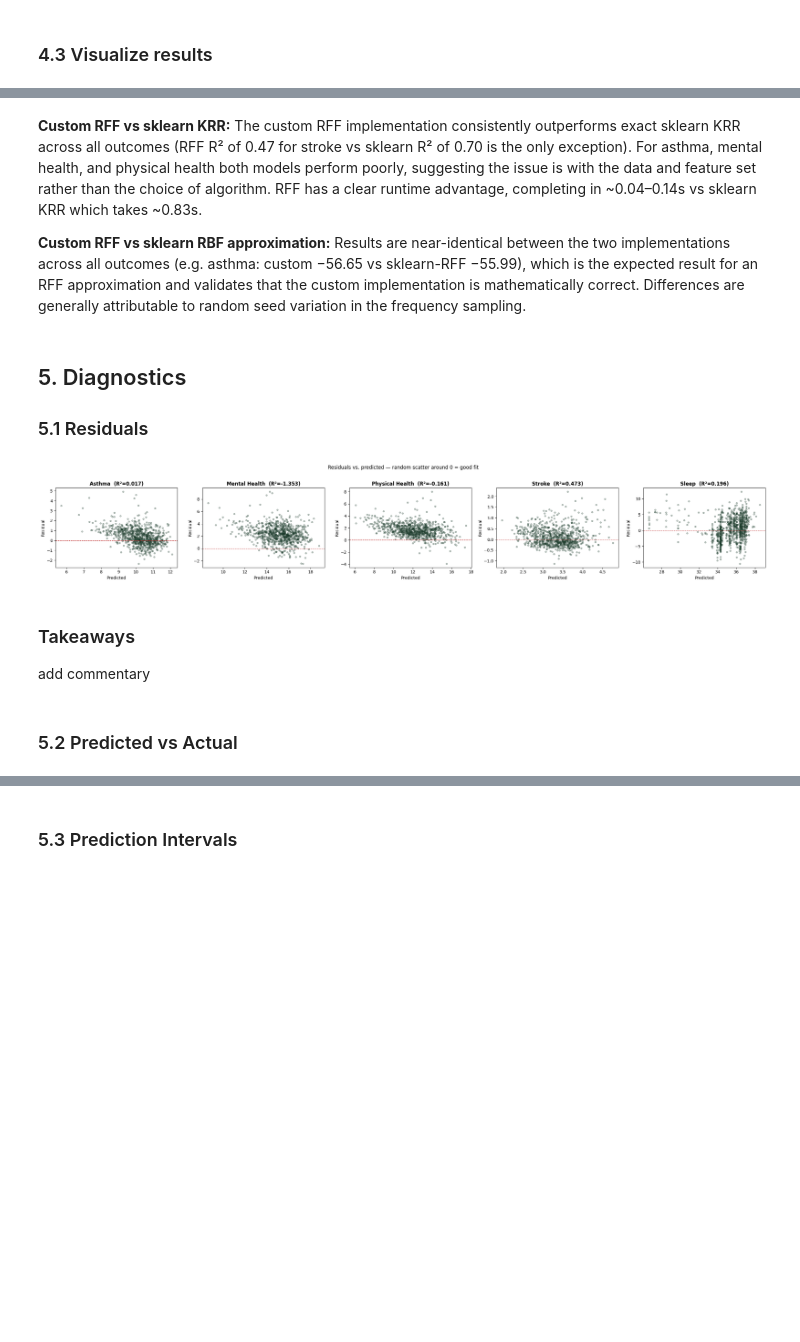
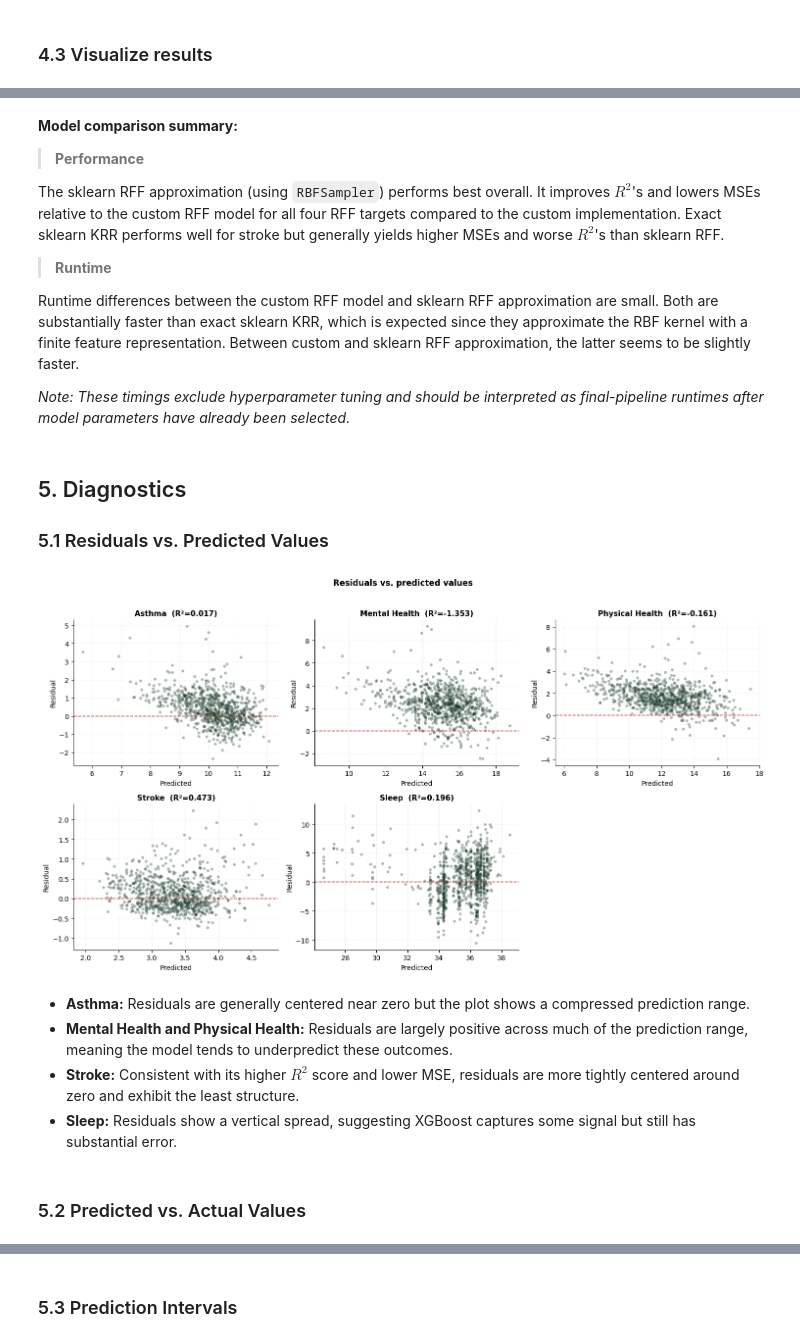
Before and after one commit to hertie-dsa-26/project-krasss, a Jupyter notebook: app/diagnostics.ipynb, the cells around one changed output, grey strips where cells are left out. Cells and saved outputs as stored; diff of their text form; code cells hidden in the pictures; blank space fills up the shorter version.

```diff
--- a/app/diagnostics.ipynb
+++ b/app/diagnostics.ipynb
@@ -405,29 +516,63 @@ plt.show()
 # %% [markdown]
-**Custom RFF vs sklearn KRR:** The custom RFF implementation consistently outperforms exact sklearn KRR across all outcomes (RFF R² of 0.47 for stroke vs sklearn R² of 0.70 is the only exception). For asthma, mental health, and physical health both models perform poorly, suggesting the issue is with the data and feature set rather than the choice of algorithm. RFF has a clear runtime advantage, completing in ~0.04–0.14s vs sklearn KRR which takes ~0.83s.
+**Model comparison summary:**
 
-**Custom RFF vs sklearn RBF approximation:** Results are near-identical between the two implementations across all outcomes (e.g. asthma: custom −56.65 vs sklearn-RFF −55.99), which is the expected result for an RFF approximation and validates that the custom implementation is mathematically correct. Differences are generally attributable to random seed variation in the frequency sampling.
+> **Performance**
+
+The sklearn RFF approximation (using `RBFSampler`) performs best overall. It improves $R^2$'s and lowers MSEs relative to the custom RFF model for all four RFF targets compared to the custom implementation. Exact sklearn KRR performs well for stroke but generally yields higher MSEs and worse $R^2$'s than sklearn RFF.
+
+> **Runtime**
+
+Runtime differences between the custom RFF model and sklearn RFF approximation are small. Both are substantially faster than exact sklearn KRR, which is expected since they approximate the RBF kernel with a finite feature representation. Between custom and sklearn RFF approximation, the latter seems to be slightly faster.
+
+_Note: These timings exclude hyperparameter tuning and should be interpreted as final-pipeline runtimes after model parameters have already been selected._
 # %% [markdown]
 ## 5. Diagnostics
-### 5.1 Residuals
+### 5.1 Residuals vs. Predicted Values
-# %%
-fig, axes = plt.subplots(1, len(results), figsize=(5 * len(results), 4))
-
-for ax, (target, r) in zip(axes, results.items()):
-    residuals = r["y_test"] - r["y_pred"]
-    ax.scatter(r["y_pred"], residuals, alpha=0.3, color="#1a3a2a", s=15)
-    ax.axhline(0, color="#b91c1c", linewidth=1, linestyle="--")
-    ax.set_xlabel("Predicted")
-    ax.set_ylabel("Residual")
-    ax.set_title(f"{labels[target]}  (R²={r['r2']:.3f})", fontweight="bold")
-
-plt.suptitle("Residuals vs. predicted — random scatter around 0 = good fit", y=1.02)
-plt.tight_layout()
-plt.savefig("diagnostics_residuals.png", dpi=150, bbox_inches="tight")
-plt.show()
-# %% [output]
-[figure, removed]
+# %%
+fig, axes = plt.subplots(2, 3, figsize=(15, 8), sharey=False)
+axes = axes.flatten()
+
+for ax, (target, r) in zip(axes, results.items()):
+    residuals = r["y_test"] - r["y_pred"]
+
+    ax.scatter(
+        r["y_pred"],
+        residuals,
+        alpha=0.35,
+        color="#1a3a2a",
+        s=18,
+        edgecolors="none",
+    )
+    ax.axhline(0, color="#b91c1c", linewidth=1.2, linestyle="--", alpha=0.8)
+
+    ax.set_xlabel("Predicted")
+    ax.set_ylabel("Residual")
+    ax.set_title(
+        f"{labels[target]}  (R²={r['r2']:.3f})",
+        fontweight="bold",
+        fontsize=11,
+    )
+
+    ax.grid(True, linestyle=":", linewidth=0.7, alpha=0.35)
+    ax.spines["top"].set_visible(False)
+    ax.spines["right"].set_visible(False)
+
+for ax in axes[len(results):]:
+    ax.set_visible(False)
+
+plt.suptitle(
+    "Residuals vs. predicted values",
+    fontweight="bold",
+    y=1.02,
+)
+plt.tight_layout()
+plt.show()
+# %% [output]
+[figure, added]
 # %% [markdown]
-### Takeaways
-add commentary
+* **Asthma:** Residuals are generally centered near zero but the plot shows a compressed prediction range.
+* **Mental Health and Physical Health:** Residuals are largely positive across much of the prediction range, meaning the model tends to underpredict these outcomes.
+* **Stroke:** Consistent with its higher $R^2$ score and lower MSE, residuals are more tightly centered around zero and exhibit the least structure.
+* **Sleep:** Residuals show a vertical spread, suggesting XGBoost captures some signal but still has substantial error.
 # %% [markdown]
-### 5.2 Predicted vs Actual
+### 5.2 Predicted vs. Actual Values
```
Also changed, not shown: parts of 18 cells of this notebook.
